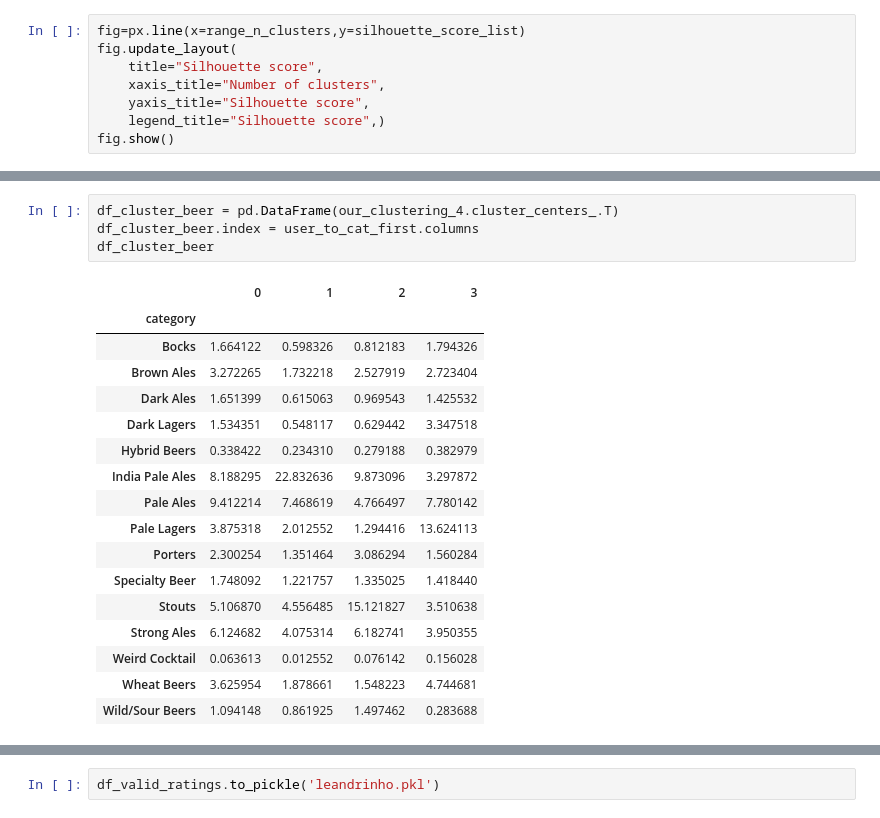
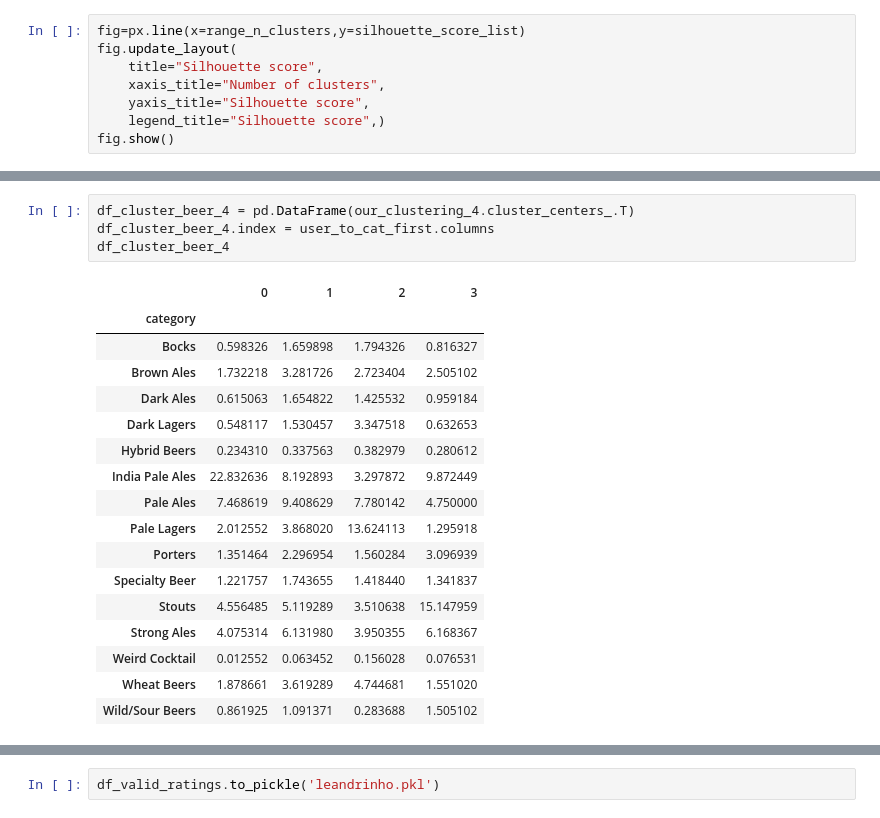
Before and after one commit to epfl-ada/ada-2022-project-radar, a Jupyter notebook: milestone3.ipynb, the cells around one changed output, grey strips where cells are left out. Drawn from its saved outputs; the diff is of its cells as text.

```diff
--- a/milestone3.ipynb
+++ b/milestone3.ipynb
@@ -499,22 +499,22 @@ Counter({1: 239, 0: 393, 2: 197, 3: 141})
 # %%
-df_cluster_beer = pd.DataFrame(our_clustering_4.cluster_centers_.T)
-df_cluster_beer.index = user_to_cat_first.columns
-df_cluster_beer
+df_cluster_beer_4 = pd.DataFrame(our_clustering_4.cluster_centers_.T)
+df_cluster_beer_4.index = user_to_cat_first.columns
+df_cluster_beer_4
 # %% [output]
 |  | 0 | 1 | 2 | 3 |
 | category |  |  |  |  |
-| Bocks | 1.664122 | 0.598326 | 0.812183 | 1.794326 |
-| Brown Ales | 3.272265 | 1.732218 | 2.527919 | 2.723404 |
-| Dark Ales | 1.651399 | 0.615063 | 0.969543 | 1.425532 |
-| Dark Lagers | 1.534351 | 0.548117 | 0.629442 | 3.347518 |
-| Hybrid Beers | 0.338422 | 0.234310 | 0.279188 | 0.382979 |
-| India Pale Ales | 8.188295 | 22.832636 | 9.873096 | 3.297872 |
-| Pale Ales | 9.412214 | 7.468619 | 4.766497 | 7.780142 |
-| Pale Lagers | 3.875318 | 2.012552 | 1.294416 | 13.624113 |
-| Porters | 2.300254 | 1.351464 | 3.086294 | 1.560284 |
-| Specialty Beer | 1.748092 | 1.221757 | 1.335025 | 1.418440 |
-| Stouts | 5.106870 | 4.556485 | 15.121827 | 3.510638 |
-| Strong Ales | 6.124682 | 4.075314 | 6.182741 | 3.950355 |
-| Weird Cocktail | 0.063613 | 0.012552 | 0.076142 | 0.156028 |
-| Wheat Beers | 3.625954 | 1.878661 | 1.548223 | 4.744681 |
-| Wild/Sour Beers | 1.094148 | 0.861925 | 1.497462 | 0.283688 |
+| Bocks | 0.598326 | 1.659898 | 1.794326 | 0.816327 |
+| Brown Ales | 1.732218 | 3.281726 | 2.723404 | 2.505102 |
+| Dark Ales | 0.615063 | 1.654822 | 1.425532 | 0.959184 |
+| Dark Lagers | 0.548117 | 1.530457 | 3.347518 | 0.632653 |
+| Hybrid Beers | 0.234310 | 0.337563 | 0.382979 | 0.280612 |
+| India Pale Ales | 22.832636 | 8.192893 | 3.297872 | 9.872449 |
+| Pale Ales | 7.468619 | 9.408629 | 7.780142 | 4.750000 |
+| Pale Lagers | 2.012552 | 3.868020 | 13.624113 | 1.295918 |
+| Porters | 1.351464 | 2.296954 | 1.560284 | 3.096939 |
+| Specialty Beer | 1.221757 | 1.743655 | 1.418440 | 1.341837 |
+| Stouts | 4.556485 | 5.119289 | 3.510638 | 15.147959 |
+| Strong Ales | 4.075314 | 6.131980 | 3.950355 | 6.168367 |
+| Weird Cocktail | 0.012552 | 0.063452 | 0.156028 | 0.076531 |
+| Wheat Beers | 1.878661 | 3.619289 | 4.744681 | 1.551020 |
+| Wild/Sour Beers | 0.861925 | 1.091371 | 0.283688 | 1.505102 |
```
Also changed, not shown: parts of 44 cells of this notebook, 1 other file.
